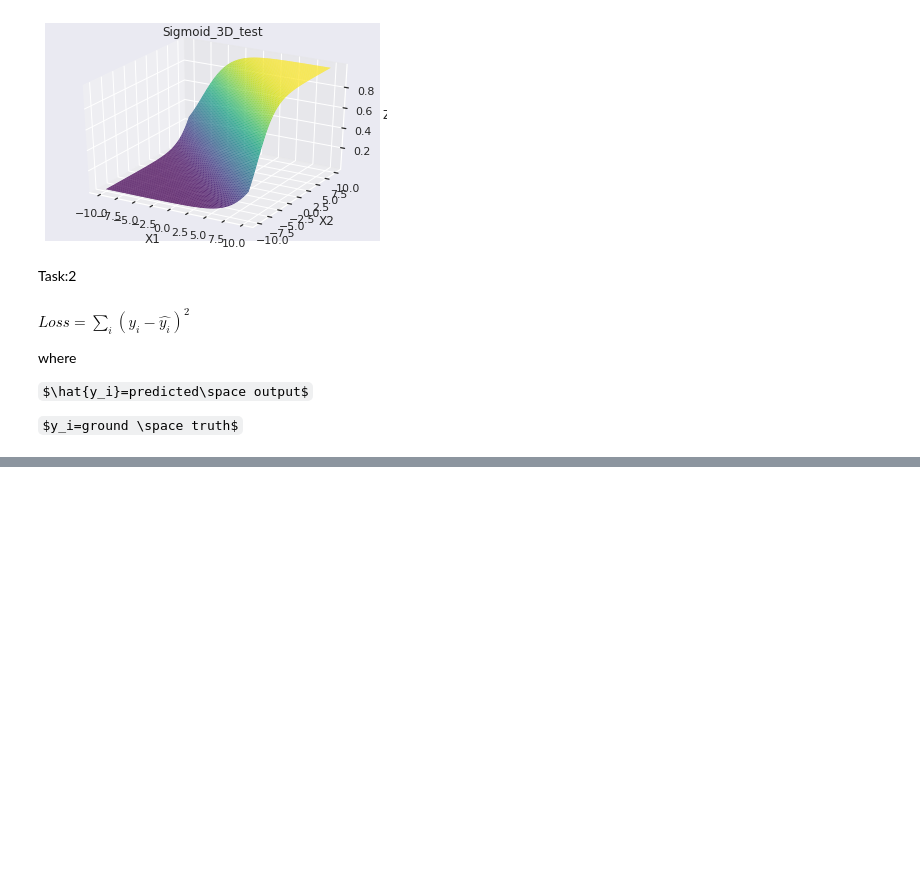
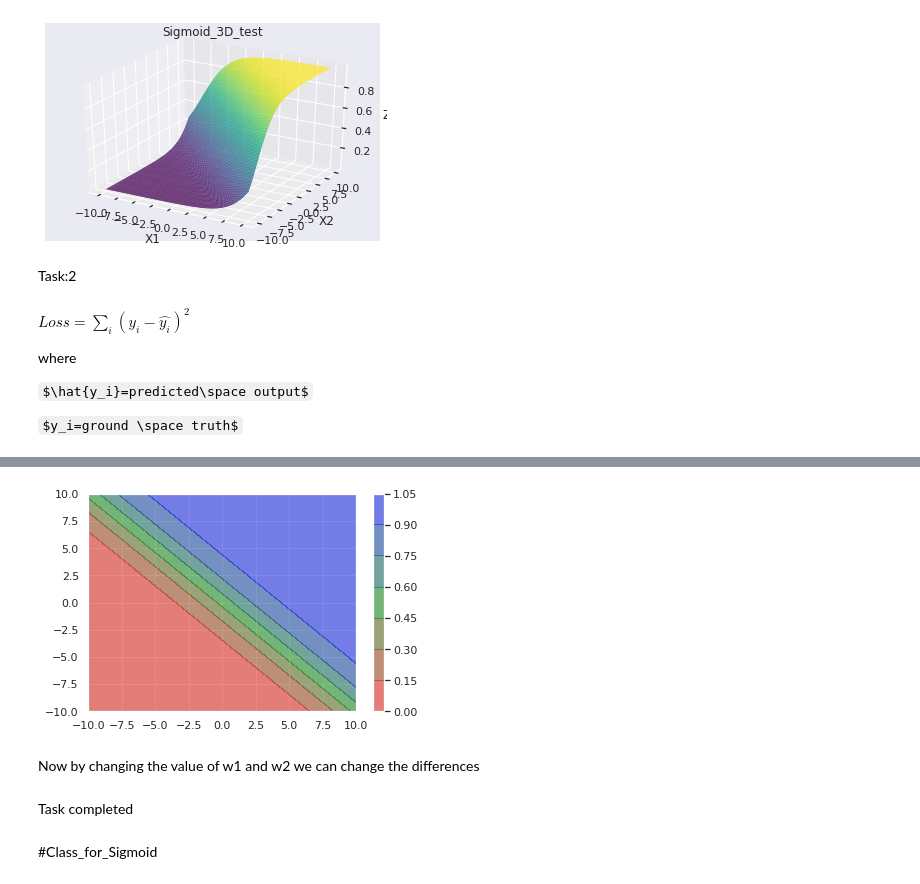
Before and after one commit to aryadeo/NEURAL_NETWORK_BASICS, a Jupyter notebook: Sigmoid_Neuron/Sigmoid_Neuron.ipynb, the cells around one changed output, grey strips where cells are left out. Cells and saved outputs as stored; diff of their text form; code cells hidden in the pictures; some formulas as TeX source; blank space fills up the shorter version.

```diff
--- a/Sigmoid_Neuron/Sigmoid_Neuron.ipynb
+++ b/Sigmoid_Neuron/Sigmoid_Neuron.ipynb
@@ -259,0 +251,24 @@ Text(0.5, 0, 'Loss')
+# %%
+cmap_test = matplotlib.colors.LinearSegmentedColormap.from_list("", ["red","green","blue"])
+# %%
+#definig the sigmoid function
+def sigmoid_3D_test(X1,X2,W1,W2,b):
+  return 1/(1+np.exp(-(W1*X1+W2*X2)+b))
+# %%
+#define X1 and X2
+X1=np.linspace(-10,10,100)
+X2=np.linspace(-10,10,100)
+X1_g,X2_g=np.meshgrid(X1,X2)
+Y=sigmoid_3D_test(X1_g,X2_g,0.5,0.5,0)
+# %%
+plt.contourf(X1_g,X2_g,Y,cmap=cmap_test,alpha=0.5)#alpha value determines the transperency of the colours
+plt.colorbar()
+plt.show()
+# %% [output]
+[figure, added]
+# %% [markdown]
+Now by changing the value of w1 and w2 we can change the differences
+# %% [markdown]
+Task completed
+# %% [markdown]
+#Class_for_Sigmoid
```
Also changed, not shown: parts of 10 cells of this notebook.
